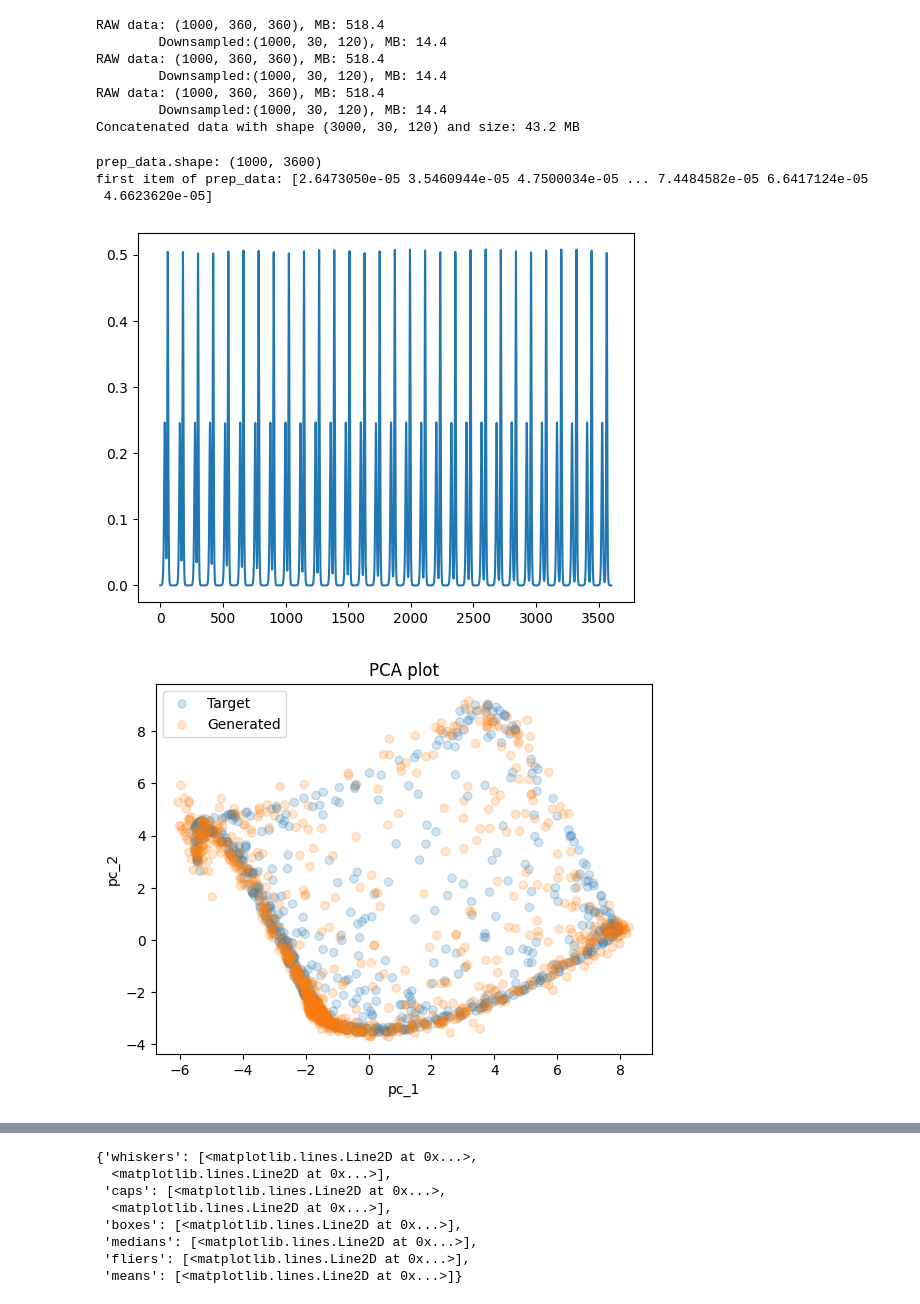
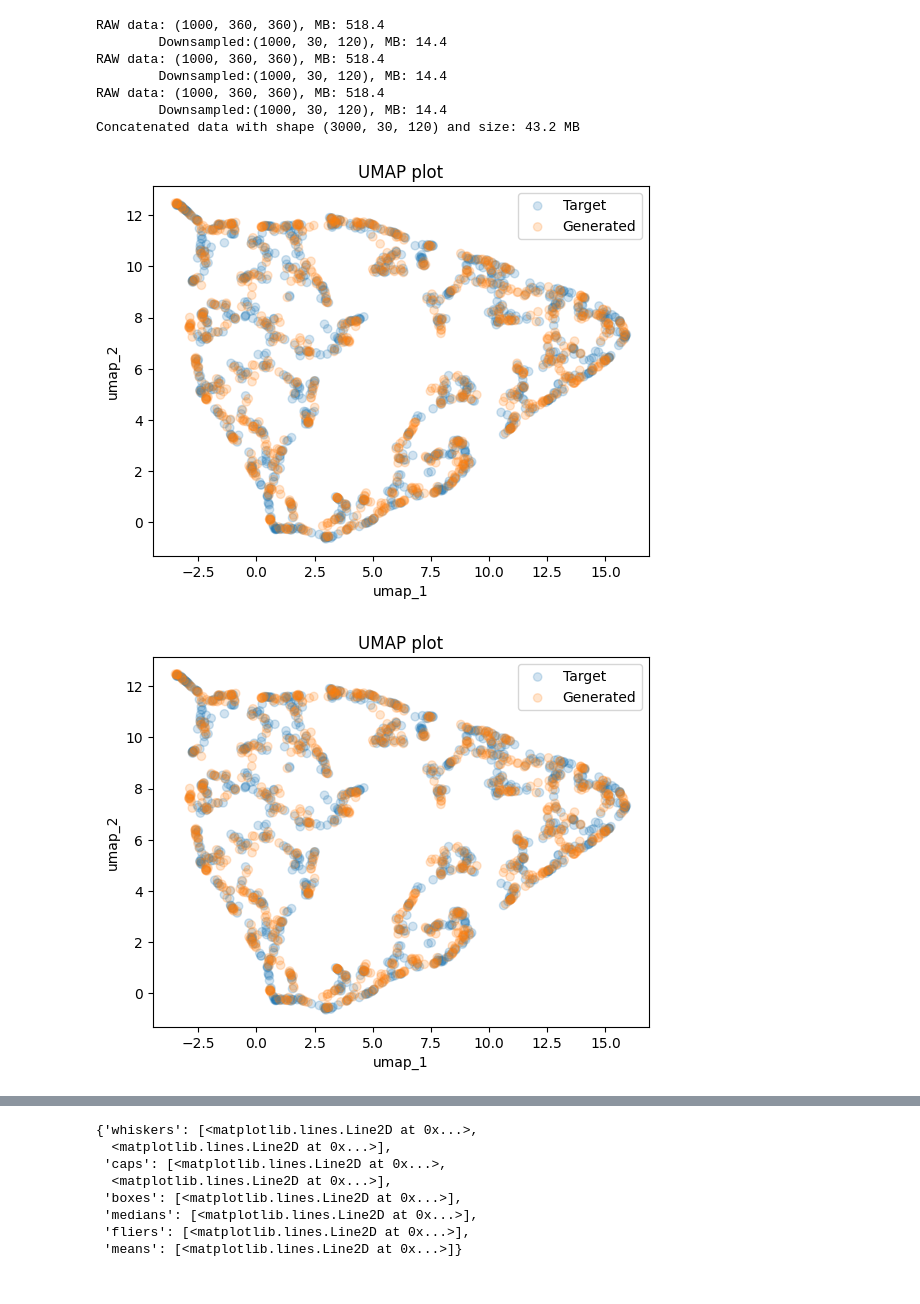
Before and after one commit to Kohmann/master-GAN, a Jupyter notebook: COTGAN/model_sampling.ipynb, the cells around one changed output, grey strips where cells are left out. Cells and saved outputs as stored; diff of their text form; code cells hidden in the pictures.

```diff
--- a/COTGAN/model_sampling.ipynb
+++ b/COTGAN/model_sampling.ipynb
@@ -7,9 +7,16 @@ from matplotlib import animation, rc
 from architectures import COTGAN
 import neptune.new as neptune
 from utils import restore_weights
+import torch
+import random
+np.random.seed(1)
+torch.manual_seed(1)
+random.seed(1)
 
 """
-591 - BEST SO FAR, Soliton
+611 - BEST SO FAR, Soliton
+591 - BEST SO FAR, Soliton, Used in thesis
+616 -
 600 - BEST SO FAR, colliding solitons
 
 592 - newest with everything correct
@@ -23,7 +30,7 @@ from utils import restore_weights
 399 - epochs: 300
 """
 
-model_id = "COT-591"
+model_id = "COT-616"
 
 run = neptune.init_run(
                 with_id=model_id, # "TIMEGAN-84"
@@ -543,12 +649,6 @@ def visualization(ori_data, generated_data, analysis):
     #prep_data = ori_data[:, -1, :]
     #prep_data_hat = generated_data[:, -1, :]
     anal_sample_no = prep_data.shape[0]
-
-
-    print(f"prep_data.shape: {prep_data.shape}")
-    print(f"first item of prep_data: {prep_data[0]}")
-    plt.plot(prep_data[0])
-    plt.show()
 
     # Visualization parameter
     colors = ["tab:blue" for i in range(anal_sample_no)] + ["tab:orange" for i in range(anal_sample_no)]
@@ -592,36 +692,33 @@ def visualization(ori_data, generated_data, analysis):
                     c=colors[anal_sample_no:], alpha=0.2, label="Generated")
 
         ax.legend()
 
         plt.title('t-SNE plot')
         plt.xlabel('tsne_1')
         plt.ylabel('tsne_2')
         # plt.show()
         return f
     elif analysis == 'umap':
 
         prep_data_final = np.concatenate((prep_data, prep_data_hat), axis=0)
         reducer = umap.UMAP()
         embedding = reducer.fit_transform(prep_data_final)
         f, ax = plt.subplots(1)
 
         plt.scatter(embedding[:anal_sample_no, 0], embedding[:anal_sample_no, 1],
                     c=colors[:anal_sample_no], alpha=0.2, label="Target")
         plt.scatter(embedding[anal_sample_no:, 0], embedding[anal_sample_no:, 1],
                     c=colors[anal_sample_no:], alpha=0.2, label="Generated")
 
         ax.legend()
 
         plt.title('UMAP plot')
         plt.xlabel('umap_1')
         plt.ylabel('umap_2')
         # plt.show()
         return f
 
-visualization(real_data[:], fake, "pca")
+visualization(real_data[:], fake, "umap")
 # %% [output]
-prep_data.shape: (1000, 3600)
-first item of prep_data: [2.6473050e-05 3.5460944e-05 4.7500034e-05 ... 7.4484582e-05 6.6417124e-05
- 4.6623620e-05]
-[figure, old version]
+[figure, new version]
-[figure, old version]
+[figure, new version]
```
Also changed, not shown: parts of 23 cells of this notebook, 4 other files.
